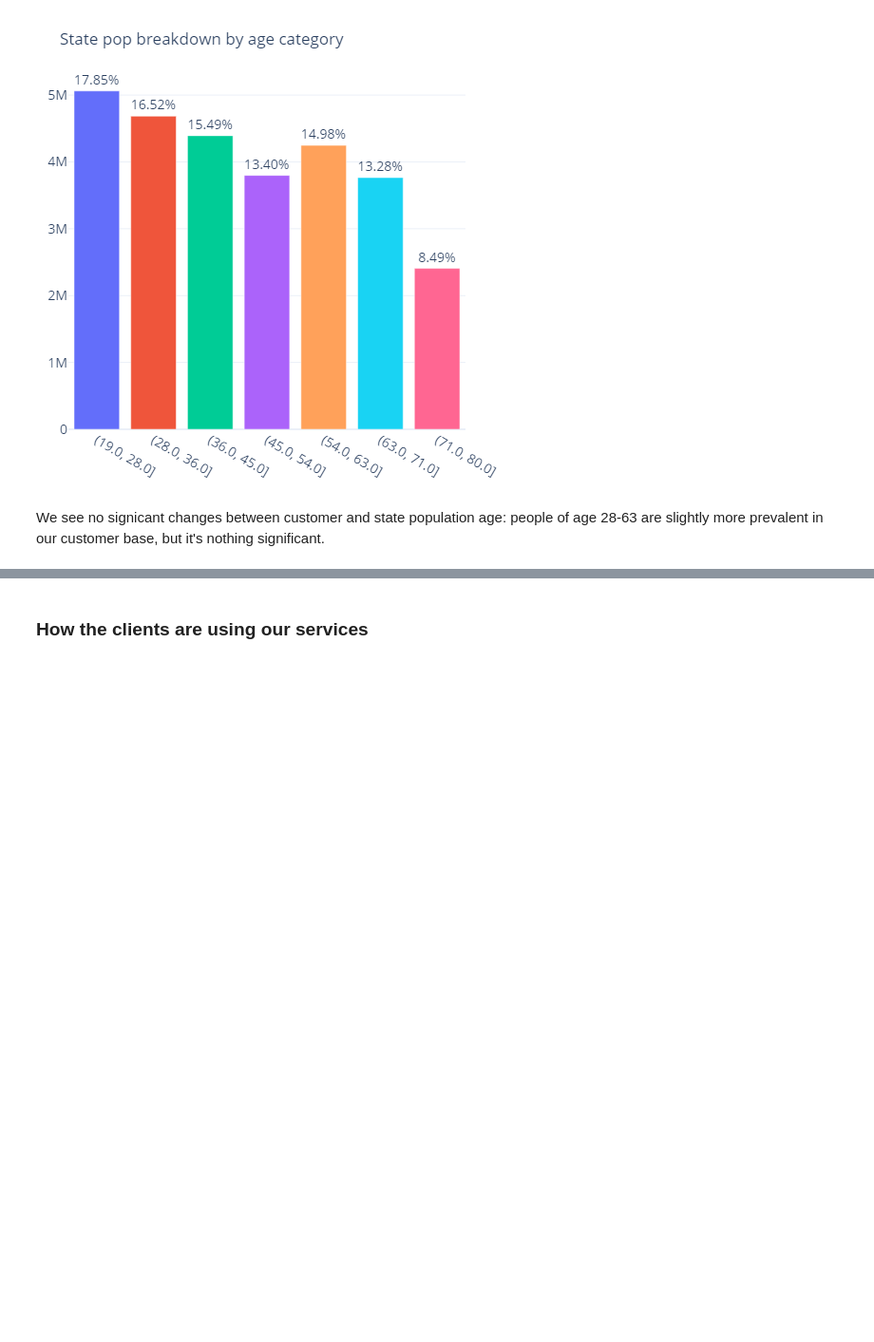
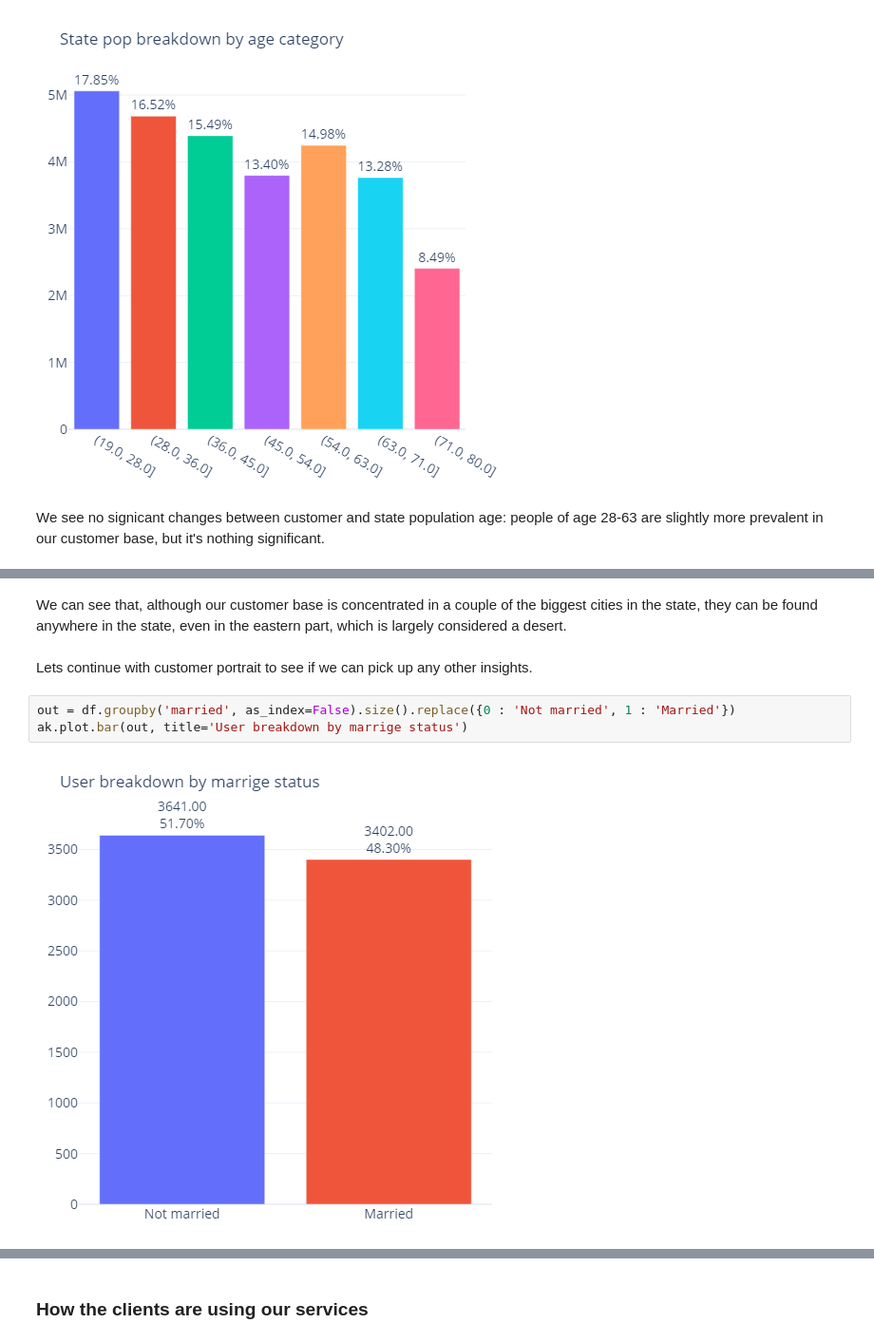
Before and after one commit to stsibikov/Telco_customer_churn, a Jupyter notebook: EDA/EDA.ipynb, the cells around one changed output, grey strips where cells are left out. Shown at 95% size. Drawn from its saved outputs; the diff is of its cells as text; blank space fills up the shorter version.

```diff
--- a/EDA/EDA.ipynb
+++ b/EDA/EDA.ipynb
@@ -78,0 +107,9 @@ We see no signicant changes between customer and state population age: people of
+# %% [markdown]
+We can see that, although our customer base is concentrated in a couple of the biggest cities in the state, they can be found anywhere in the state, even in the eastern part, which is largely considered a desert.
+# %% [markdown]
+Lets continue with customer portrait to see if we can pick up any other insights.
+# %%
+out = df.groupby('married', as_index=False).size().replace({0 : 'Not married', 1 : 'Married'})
+ak.plot.bar(out, title='User breakdown by marrige status')
+# %% [output]
+[figure, added]
```
Also changed, not shown: parts of 17 cells of this notebook, 4 other files.
